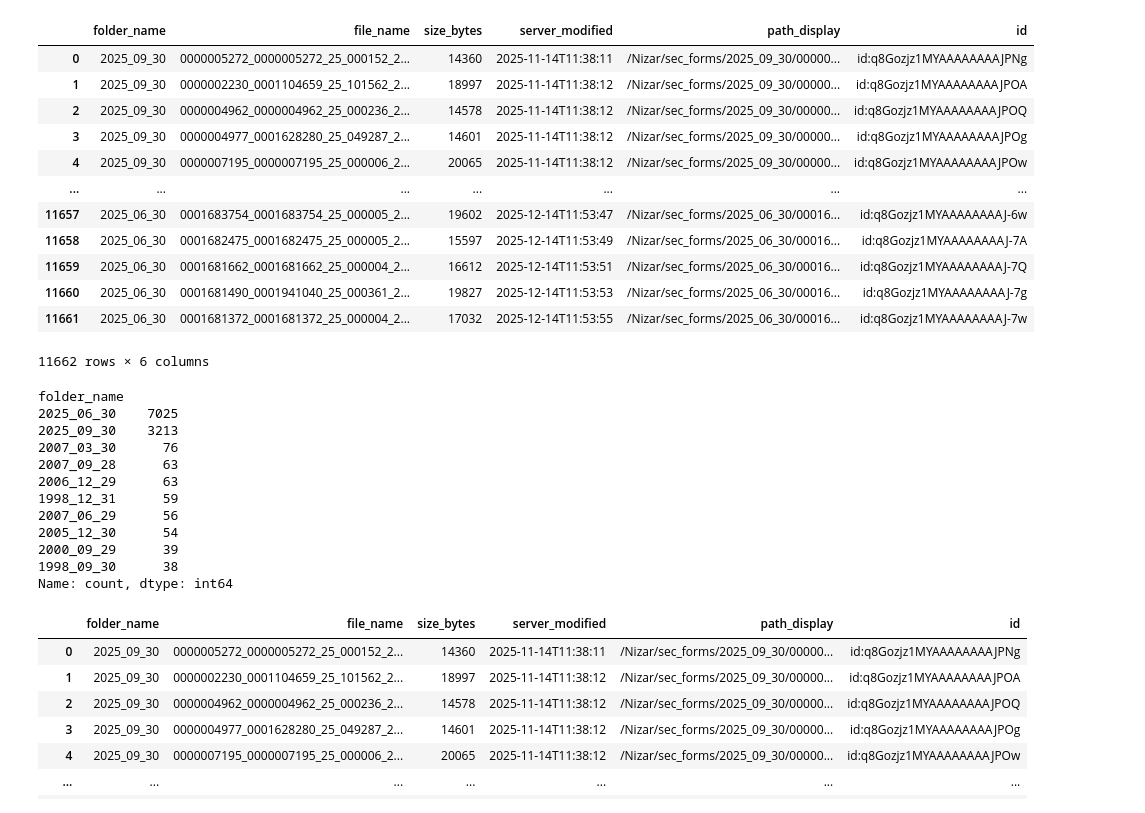
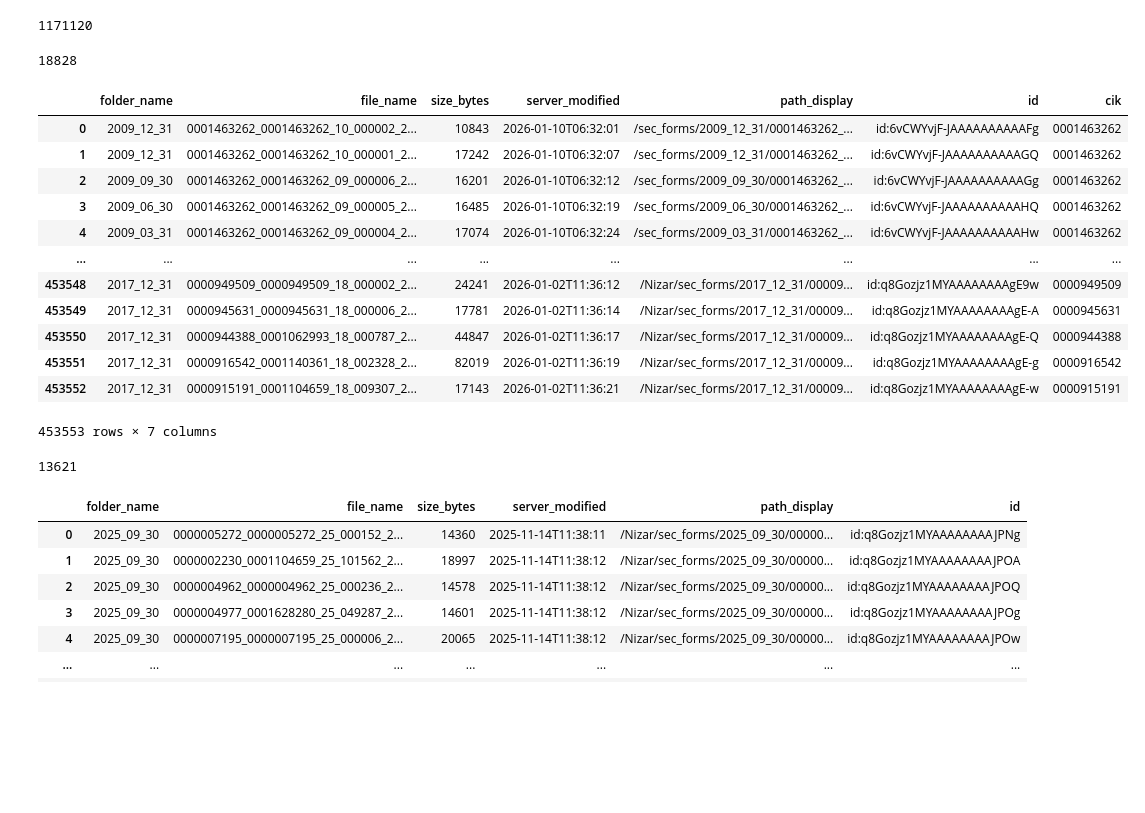
Before and after one commit to jarni66/sec-scraper, a Jupyter notebook: note.ipynb, the cells around one changed output. Cells and saved outputs as stored; diff of their text form; code cells hidden in the pictures; blank space fills up the shorter version.

```diff
--- a/note.ipynb
+++ b/note.ipynb
@@ -2,0 +36,4 @@ import pandas as pd
+# %%
+len(all_cik_data)
+# %% [output]
+1171120
@@ -3,35 +44,30 @@ import pandas as pd
+# %%
+cik_13f['cik'].nunique()
+# %% [output]
+18828
 # %%
-df = pd.read_csv("sec_forms_report.csv")
+df = pd.read_csv("dropbox_parquet_list.csv")
+
+df['cik'] = df['file_name'].map(lambda x: x.split('_')[0])
 df
 # %% [output]
-|  | folder_name | file_name | size_bytes | server_modified | path_display | id |
-| 0 | 2025_09_30 | 0000005272_0000005272_25_000152_2... | 14360 | 2025-11-14T11:38:11 | /Nizar/sec_forms/2025_09_30/00000... | id:q8Gozjz1MYAAAAAAAAJPNg |
-| 1 | 2025_09_30 | 0000002230_0001104659_25_101562_2... | 18997 | 2025-11-14T11:38:12 | /Nizar/sec_forms/2025_09_30/00000... | id:q8Gozjz1MYAAAAAAAAJPOA |
-| 2 | 2025_09_30 | 0000004962_0000004962_25_000236_2... | 14578 | 2025-11-14T11:38:12 | /Nizar/sec_forms/2025_09_30/00000... | id:q8Gozjz1MYAAAAAAAAJPOQ |
-| 3 | 2025_09_30 | 0000004977_0001628280_25_049287_2... | 14601 | 2025-11-14T11:38:12 | /Nizar/sec_forms/2025_09_30/00000... | id:q8Gozjz1MYAAAAAAAAJPOg |
-| 4 | 2025_09_30 | 0000007195_0000007195_25_000006_2... | 20065 | 2025-11-14T11:38:12 | /Nizar/sec_forms/2025_09_30/00000... | id:q8Gozjz1MYAAAAAAAAJPOw |
-| ... | ... | ... | ... | ... | ... | ... |
-| 11657 | 2025_06_30 | 0001683754_0001683754_25_000005_2... | 19602 | 2025-12-14T11:53:47 | /Nizar/sec_forms/2025_06_30/00016... | id:q8Gozjz1MYAAAAAAAAJ-6w |
-| 11658 | 2025_06_30 | 0001682475_0001682475_25_000005_2... | 15597 | 2025-12-14T11:53:49 | /Nizar/sec_forms/2025_06_30/00016... | id:q8Gozjz1MYAAAAAAAAJ-7A |
-| 11659 | 2025_06_30 | 0001681662_0001681662_25_000004_2... | 16612 | 2025-12-14T11:53:51 | /Nizar/sec_forms/2025_06_30/00016... | id:q8Gozjz1MYAAAAAAAAJ-7Q |
-| 11660 | 2025_06_30 | 0001681490_0001941040_25_000361_2... | 19827 | 2025-12-14T11:53:53 | /Nizar/sec_forms/2025_06_30/00016... | id:q8Gozjz1MYAAAAAAAAJ-7g |
-| 11661 | 2025_06_30 | 0001681372_0001681372_25_000004_2... | 17032 | 2025-12-14T11:53:55 | /Nizar/sec_forms/2025_06_30/00016... | id:q8Gozjz1MYAAAAAAAAJ-7w |
+|  | folder_name | file_name | size_bytes | server_modified | path_display | id | cik |
+| 0 | 2009_12_31 | 0001463262_0001463262_10_000002_2... | 10843 | 2026-01-10T06:32:01 | /sec_forms/2009_12_31/0001463262_... | id:6vCWYvjF-JAAAAAAAAAAFg | 0001463262 |
+| 1 | 2009_12_31 | 0001463262_0001463262_10_000001_2... | 17242 | 2026-01-10T06:32:07 | /sec_forms/2009_12_31/0001463262_... | id:6vCWYvjF-JAAAAAAAAAAGQ | 0001463262 |
+| 2 | 2009_09_30 | 0001463262_0001463262_09_000006_2... | 16201 | 2026-01-10T06:32:12 | /sec_forms/2009_09_30/0001463262_... | id:6vCWYvjF-JAAAAAAAAAAGg | 0001463262 |
+| 3 | 2009_06_30 | 0001463262_0001463262_09_000005_2... | 16485 | 2026-01-10T06:32:19 | /sec_forms/2009_06_30/0001463262_... | id:6vCWYvjF-JAAAAAAAAAAHQ | 0001463262 |
+| 4 | 2009_03_31 | 0001463262_0001463262_09_000004_2... | 17074 | 2026-01-10T06:32:24 | /sec_forms/2009_03_31/0001463262_... | id:6vCWYvjF-JAAAAAAAAAAHw | 0001463262 |
+| ... | ... | ... | ... | ... | ... | ... | ... |
+| 453548 | 2017_12_31 | 0000949509_0000949509_18_000002_2... | 24241 | 2026-01-02T11:36:12 | /Nizar/sec_forms/2017_12_31/00009... | id:q8Gozjz1MYAAAAAAAAgE9w | 0000949509 |
+| 453549 | 2017_12_31 | 0000945631_0000945631_18_000006_2... | 17781 | 2026-01-02T11:36:14 | /Nizar/sec_forms/2017_12_31/00009... | id:q8Gozjz1MYAAAAAAAAgE-A | 0000945631 |
+| 453550 | 2017_12_31 | 0000944388_0001062993_18_000787_2... | 44847 | 2026-01-02T11:36:17 | /Nizar/sec_forms/2017_12_31/00009... | id:q8Gozjz1MYAAAAAAAAgE-Q | 0000944388 |
+| 453551 | 2017_12_31 | 0000916542_0001140361_18_002328_2... | 82019 | 2026-01-02T11:36:19 | /Nizar/sec_forms/2017_12_31/00009... | id:q8Gozjz1MYAAAAAAAAgE-g | 0000916542 |
+| 453552 | 2017_12_31 | 0000915191_0001104659_18_009307_2... | 17143 | 2026-01-02T11:36:21 | /Nizar/sec_forms/2017_12_31/00009... | id:q8Gozjz1MYAAAAAAAAgE-w | 0000915191 |
-11662 rows × 6 columns
+453553 rows × 7 columns
 # %%
-df['folder_name'].value_counts()[:10]
+df['cik'].nunique()
 # %% [output]
-folder_name
-2025_06_30    7025
-2025_09_30    3213
-2007_03_30      76
-2007_09_28      63
-2006_12_29      63
-1998_12_31      59
-2007_06_29      56
-2005_12_30      54
-2000_09_29      39
-1998_09_30      38
-Name: count, dtype: int64
+13621
 # %%
 df.drop_duplicates(subset="file_name")
 # %% [output]
```
Also changed, not shown: parts of 6 cells of this notebook, 13 other files.
